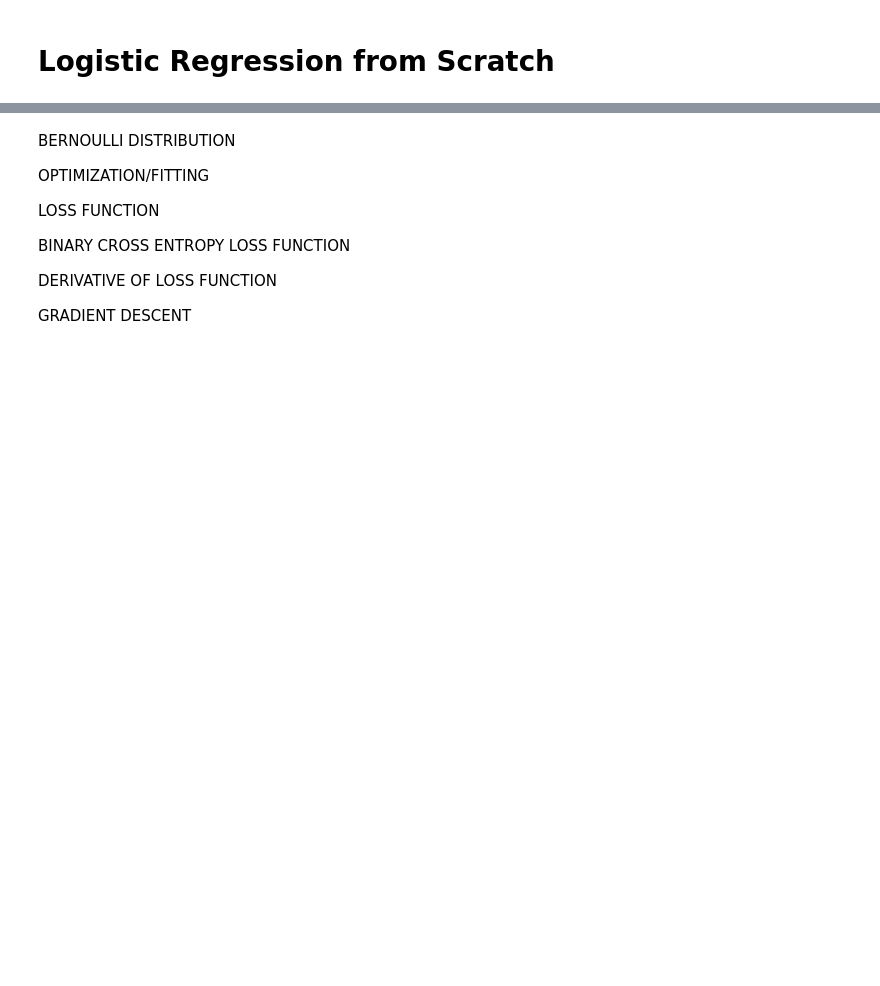
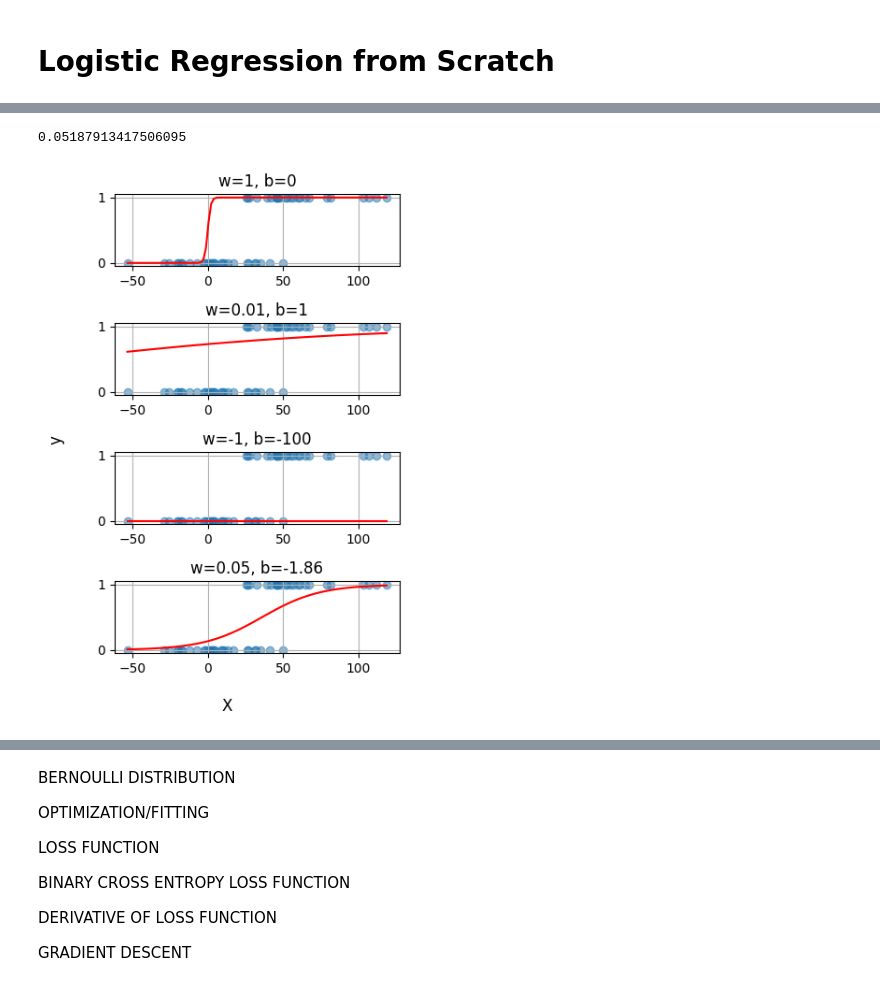
Before and after one commit to dbheadley/DecodingTheBrain, a Jupyter notebook: Week4/notes.ipynb, the cells around one changed output, grey strips where cells are left out. Drawn from its saved outputs; the diff is of its cells as text; code cells hidden in the pictures; blank space fills up the shorter version.

Commit message:
some edits, started week4 content

```diff
--- a/Week4/notes.ipynb
+++ b/Week4/notes.ipynb
@@ -4,2 +10,44 @@
 import numpy as np
 import matplotlib.pyplot as plt
+# %%
+# load data from last week
+data_dir = '../Week4/data/'
+
+# load data
+X = np.load(os.path.join(data_dir, 'X.npy'))
+y = np.load(os.path.join(data_dir, 'y.npy'))
+
+# load fitted parameters
+params = json.load(open(os.path.join(data_dir, 'model_params.json'), 'r'))
+# %%
+params['coef']
+# %% [output]
+0.05187913417506095
+# %%
+def logistic(x, w, b):
+    return 1 / (1 + np.exp(-(w*x + b)))
+
+def plot_logistic(X_vals, y_vals, w, b, ax=None):
+    if ax is None:
+        fig, ax = plt.subplots()
+    ax.scatter(X_vals, y_vals, alpha=0.5)
+    x = np.linspace(np.min(X_vals), np.max(X_vals), 100)
+    ax.plot(x, logistic(x, w, b), 'r')
+    ax.grid()
+    return ax
+# %%
+fig, ax = plt.subplots(4,1, figsize=(4,6))
+
+plot_logistic(X, y, 1, 0, ax=ax[0])
+ax[0].set_title('w=1, b=0')
+plot_logistic(X, y, 0.01, 1, ax=ax[1])
+ax[1].set_title('w=0.01, b=1')
+plot_logistic(X, y, -1, -100, ax=ax[2])
+ax[2].set_title('w=-1, b=-100')
+plot_logistic(X, y, params['coef'], params['intercept'], ax=ax[3])
+ax[3].set_title('w={:.2f}, b={:.2f}'.format(params['coef'], params['intercept']))
+fig.supxlabel('X')
+fig.supylabel('y')
+fig.tight_layout()
+# %% [output]
+[figure, added]
```
Also changed, not shown: parts of 12 cells of this notebook, 1 other file.
